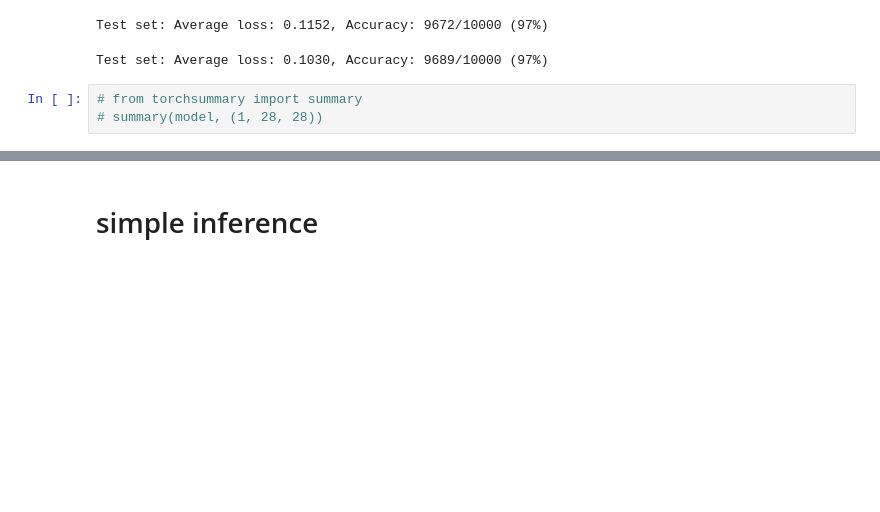
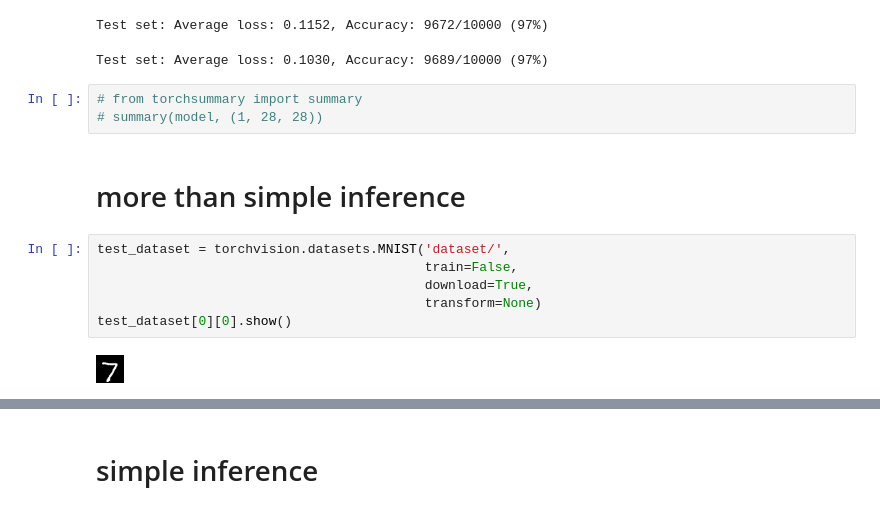
Before and after one commit to joejztang/pytorch-mnist-kubeflow-example, a Jupyter notebook: pytorch-mnist.ipynb, the cells around one changed output, grey strips where cells are left out. Saved outputs shown, nothing was run; the diff lists cells and outputs as text; blank space fills up the shorter version.

Commit message:
more than simple inference

```diff
--- a/pytorch-mnist.ipynb
+++ b/pytorch-mnist.ipynb
@@ -142,3 +167,13 @@ Test set: Average loss: 0.1030, Accuracy: 9689/10000 (97%)
 # %%
 # from torchsummary import summary
 # summary(model, (1, 28, 28))
+# %% [markdown]
+# more than simple inference
+# %%
+test_dataset = torchvision.datasets.MNIST('dataset/',
+                                          train=False,
+                                          download=True,
+                                          transform=None)
+test_dataset[0][0].show()
+# %% [output]
+[figure, added]
```
Also changed, not shown: parts of 3 cells of this notebook.
